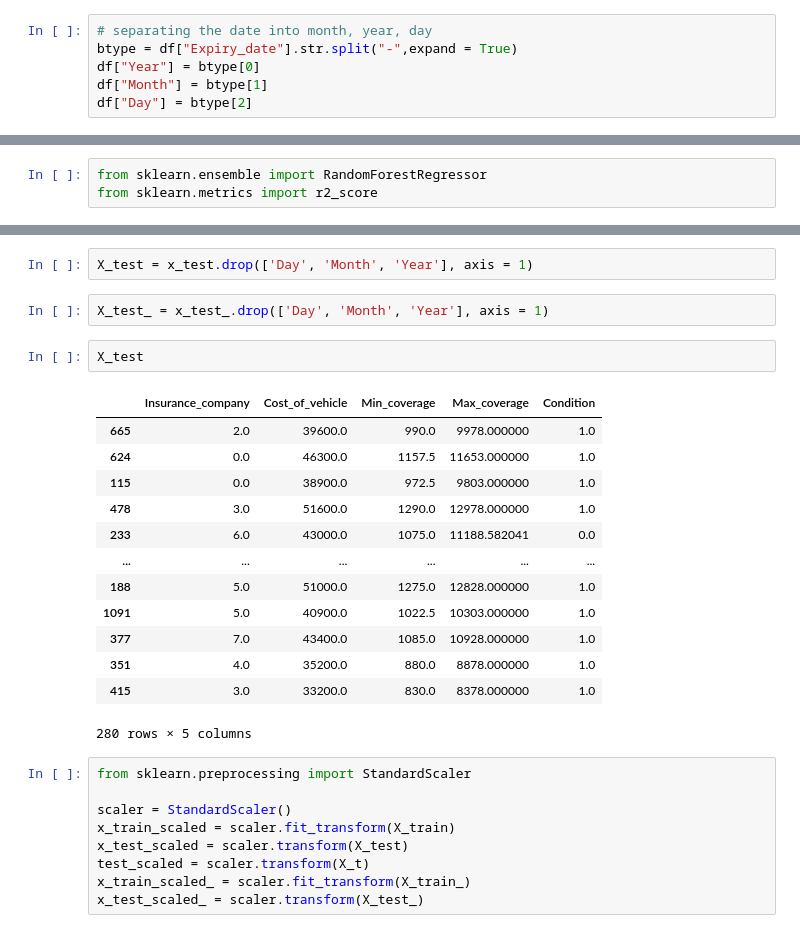
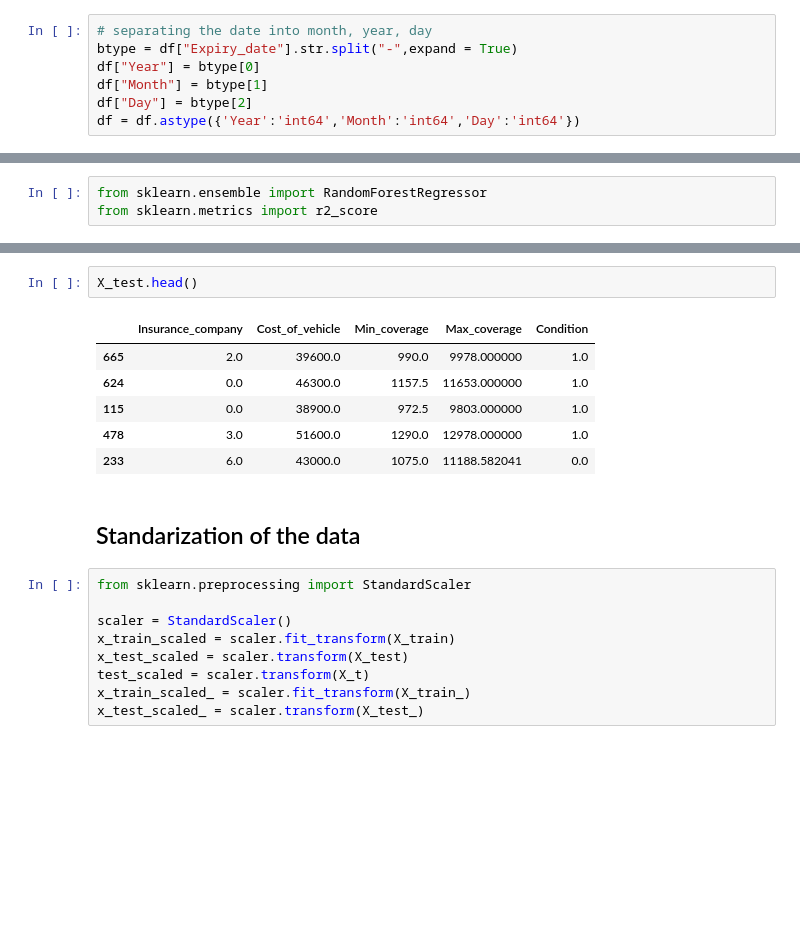
Before and after one commit to moriagr/ML_final_Project, a Jupyter notebook: car_insurance_1.ipynb, the cells around one changed output, grey strips where cells are left out. Cells and saved outputs as stored; diff of their text form; blank space fills up the shorter version.

```diff
--- a/car_insurance_1.ipynb
+++ b/car_insurance_1.ipynb
@@ -870,3 +874,4 @@ btype = df["Expiry_date"].str.split("-",expand = True)
 df["Year"] = btype[0]
 df["Month"] = btype[1]
 df["Day"] = btype[2]
+df = df.astype({'Year':'int64','Month':'int64','Day':'int64'})
@@ -1243,23 +1215,14 @@ X_t
-# %%
-X_test = x_test.drop(['Day', 'Month', 'Year'], axis = 1)
-# %%
-X_test_ = x_test_.drop(['Day', 'Month', 'Year'], axis = 1)
 # %%
-X_test
+X_test.head()
 # %% [output]
 |  | Insurance_company | Cost_of_vehicle | Min_coverage | Max_coverage | Condition |
 | 665 | 2.0 | 39600.0 | 990.0 | 9978.000000 | 1.0 |
 | 624 | 0.0 | 46300.0 | 1157.5 | 11653.000000 | 1.0 |
 | 115 | 0.0 | 38900.0 | 972.5 | 9803.000000 | 1.0 |
 | 478 | 3.0 | 51600.0 | 1290.0 | 12978.000000 | 1.0 |
 | 233 | 6.0 | 43000.0 | 1075.0 | 11188.582041 | 0.0 |
-| ... | ... | ... | ... | ... | ... |
-| 188 | 5.0 | 51000.0 | 1275.0 | 12828.000000 | 1.0 |
-| 1091 | 5.0 | 40900.0 | 1022.5 | 10303.000000 | 1.0 |
-| 377 | 7.0 | 43400.0 | 1085.0 | 10928.000000 | 1.0 |
-| 351 | 4.0 | 35200.0 | 880.0 | 8878.000000 | 1.0 |
-| 415 | 3.0 | 33200.0 | 830.0 | 8378.000000 | 1.0 |
-280 rows × 5 columns
+# %% [markdown]
+## Standarization of the data
 # %%
 from sklearn.preprocessing import StandardScaler
 
```
Also changed, not shown: parts of 81 cells of this notebook, 1 other file.
